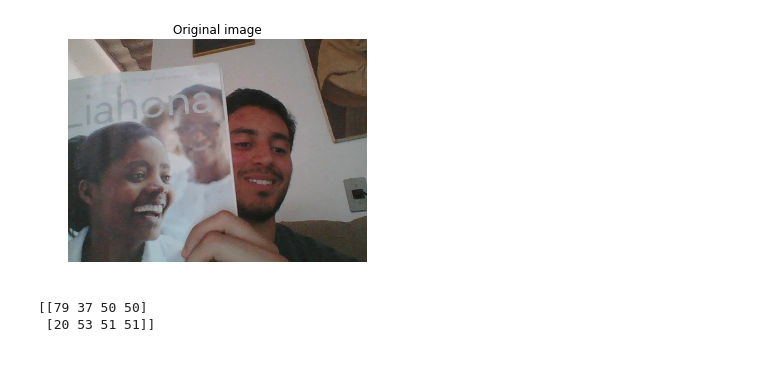
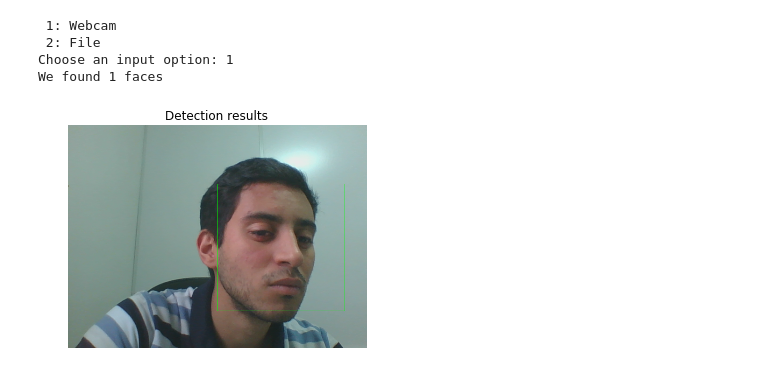
Before and after one commit to ParleyMartins/das, a Jupyter notebook: faces_cats_dogs.ipynb, the cells around one changed output. Cells and saved outputs as stored; diff of their text form; code cells hidden in the pictures.

Commit message:
Detecting faces from file and webcam

```diff
--- a/faces_cats_dogs.ipynb
+++ b/faces_cats_dogs.ipynb
@@ -4,8 +4,8 @@ import cv2
 import matplotlib.pyplot as plt
 
 # Display defaults. I don't know why these values are used, so I won't change them for now
-plt.rcParams['figure.figsize'] = (10, 10) #large images
-plt.rcParams['image.interpolation'] = 'nearest' #don't interpolate: show square pixels
-plt.rcParams['image.cmap'] = 'gray' #Use grayscale instead of color heatmap
+# plt.rcParams['figure.figsize'] = (10, 10) #large images
+# plt.rcParams['image.interpolation'] = 'nearest' #don't interpolate: show square pixels
+# plt.rcParams['image.cmap'] = 'gray' #Use grayscale instead of color heatmap
 
 %matplotlib inline
@@ -80,5 +126,3 @@ def read_from_webcam():
     capture.release()
     cv2.destroyAllWindows()
     return img, frame, faces
-# %%
-original, detection, faces = read_from_webcam()
@@ -89,9 +128,0 @@ show_image(detection, 'Detection results')
-# %%
-show_image(original, 'Original image')
-# %% [output]
-[figure, removed]
-# %%
-print(faces)
-# %% [output]
-[[79 37 50 50]
- [20 53 51 51]]
@@ -97,0 +135,27 @@ print(faces)
+# %%
+def decide_input_form():
+    options = {'1': {'label': 'Webcam', 'function': 'read_from_webcam()'},
+               '2': {'label': 'File', 'function': 'read_from_file()'},
+              }
+    while True:
+        for key, value in options.iteritems():
+            print(' {}: {}'.format(key, value['label']))
+        option = raw_input('Choose an input option: ')
+        try:
+            function = options[str(option)]['function']
+            original, detection, faces = eval(function)
+            print('\n\n')
+            show_image(detection, 'Detection results')
+#             show_image(original, 'Original Image')
+            print('We found {} faces'.format(len(faces))))
+            break
+        except:
+            print('Invalid option!')
+# %%
+decide_input_form()
+# %% [output]
+ 1: Webcam
+ 2: File
+Choose an input option: 1
+We found 1 faces
+[figure, added]
```
Also changed, not shown: parts of 18 cells of this notebook.
